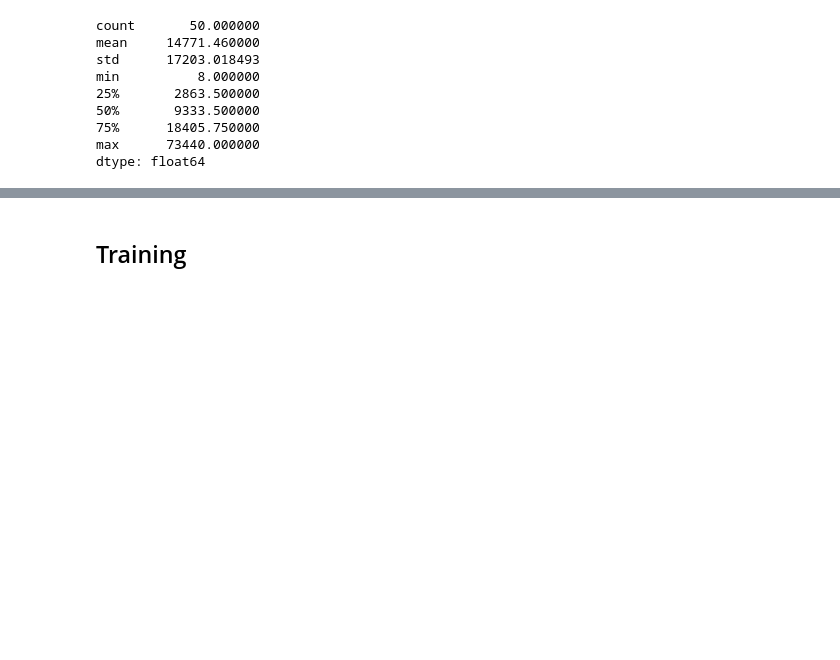
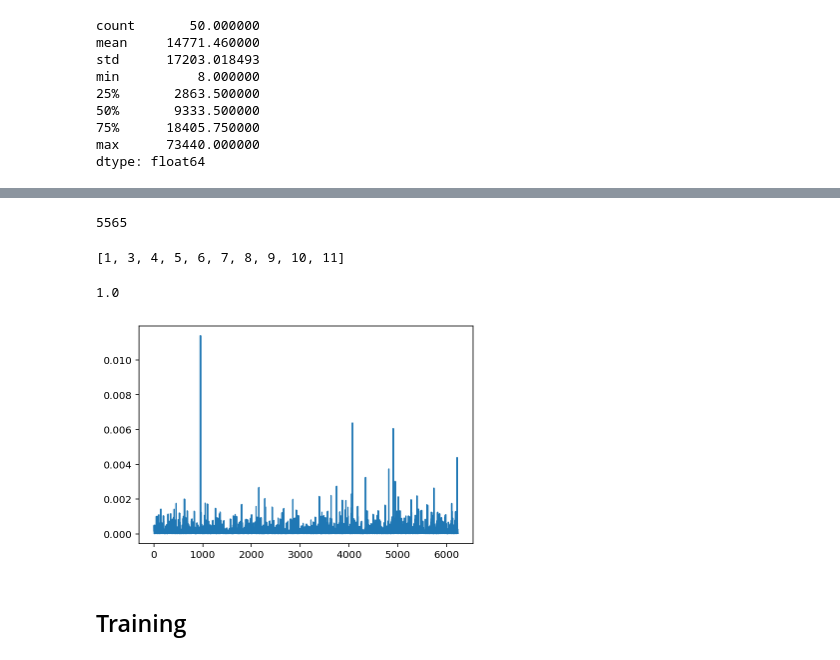
Before and after one commit to eifuentes/skipgrammar, a Jupyter notebook: notebooks/lastfm-pl.ipynb, the cells around one changed output, grey strips where cells are left out. Cells and saved outputs as stored; diff of their text form; code cells hidden in the pictures; blank space fills up the shorter version.

Commit message:
WIP to add subsample, unigram dist, and more

```diff
--- a/notebooks/lastfm-pl.ipynb
+++ b/notebooks/lastfm-pl.ipynb
@@ -24,5 +23,5 @@ seed_everything(7)
 variant = 'lastfm-50'
 
 lastfm_dataset = dset.LastFMUserItemDataset(
-    variant, min_item_cnt_thresh=10, max_sequence_length=50, max_window_size_lr=20)
+    variant, min_item_cnt_thresh=16, max_sequence_length=1000, max_window_size_lr=5)
 # %% [output]
@@ -43,3 +69,34 @@ dtype: float64
+# %%
+def item_frequencies(df, item_col):
+    item_cnts = df[item_col].value_counts()
+    total = item_cnts.sum()
+    item_freq = (item_cnts / total).sort_index()
+    return item_freq
+
+def subsample(df, item_col, thresh=1e-5):
+    item_freq = item_frequencies(df, item_col)
+    discard_dist = (1 - np.sqrt(thresh/item_freq))
+    subsampled = discard_dist.loc[(1 - discard_dist) > np.random.random(size=len(discard_dist))]
+    return subsampled.index.tolist()
+
+def item_distribution(df, item_col, p=0.75):
+    item_freq = item_frequencies(df, item_col)
+    item_dist = (item_freq**(p))/np.sum(item_freq**(p))
+    return item_dist
+# %%
+items = subsample(lastfm_dataset.df, item_col='artist_cd', thresh=1e-3)
+print(len(items))
+items[:10]
+# %% [output]
+5565
+[1, 3, 4, 5, 6, 7, 8, 9, 10, 11]
+# %%
+item_dist = item_distribution(lastfm_dataset.df, item_col='artist_cd', p=-0.5)
+print(item_dist.sum())
+plt.plot(item_dist);
+# %% [output]
+1.0
+[figure, added]
 # %%
 lastfm_dataloader = DataLoader(lastfm_dataset, batch_size=32, num_workers=6, drop_last=True)
 # %%
```
Also changed, not shown: parts of 8 cells of this notebook, 1 other file.
